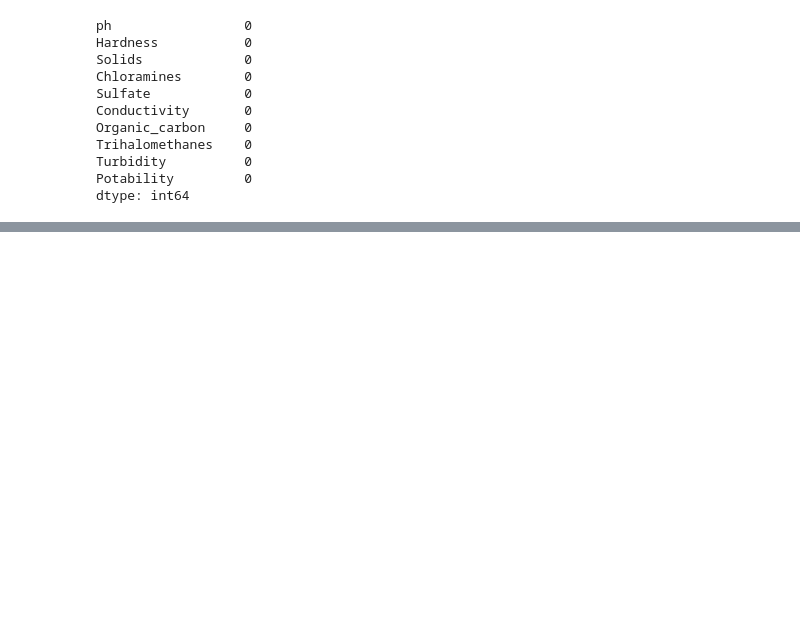
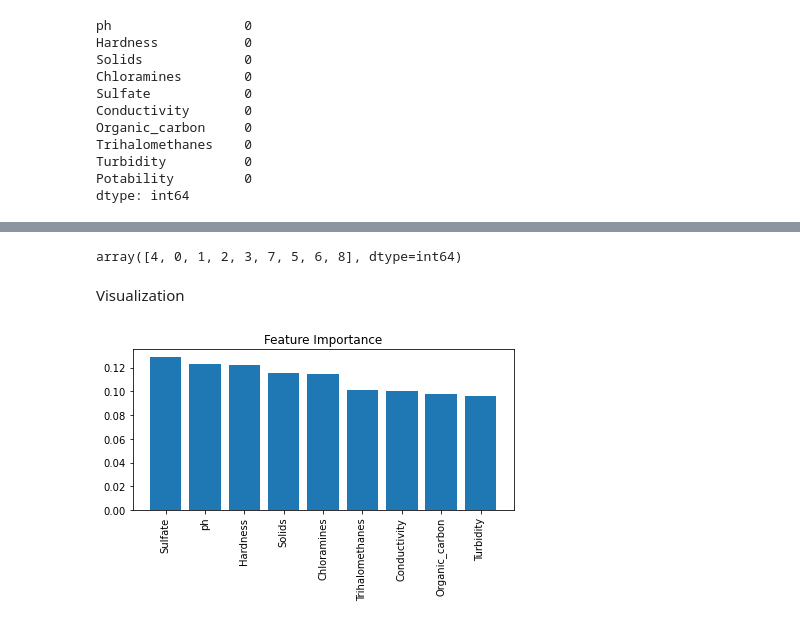
Before and after one commit to himashax/ML_Assignment2_IT19128696_IT19156170_IT19134468, a Jupyter notebook: IT19128696_IT19156170_IT19134468.ipynb, the cells around one changed output, grey strips where cells are left out. Cells and saved outputs as stored; diff of their text form; code cells hidden in the pictures; blank space fills up the shorter version.

Commit message:
Data visualization

```diff
--- a/IT19128696_IT19156170_IT19134468.ipynb
+++ b/IT19128696_IT19156170_IT19134468.ipynb
@@ -91,2 +93,23 @@ features.shape[1]
 # %%
 train_features, test_features, train_labels, test_labels = train_test_split(features, label, test_size = 0.25, random_state = 12)
+# %%
+from sklearn.ensemble import RandomForestClassifier, RandomForestRegressor
+model = RandomForestClassifier(n_estimators = 450)
+model.fit(train_features, train_labels)
+predicted = model.predict(test_features)
+
+importances = model.feature_importances_
+sorted_indices = np.argsort(importances)[::-1]
+sorted_indices
+# %% [output]
+array([4, 0, 1, 2, 3, 7, 5, 6, 8], dtype=int64)
+# %% [markdown]
+Visualization
+# %%
+plt.title('Feature Importance')
+plt.bar(range(train_features.shape[1]), importances[sorted_indices], align='center')
+plt.xticks(range(train_features.shape[1]), train_features.columns[sorted_indices], rotation=90)
+plt.tight_layout()
+plt.show()
+# %% [output]
+[figure, added]
```
Also changed, not shown: parts of 2 cells of this notebook.
